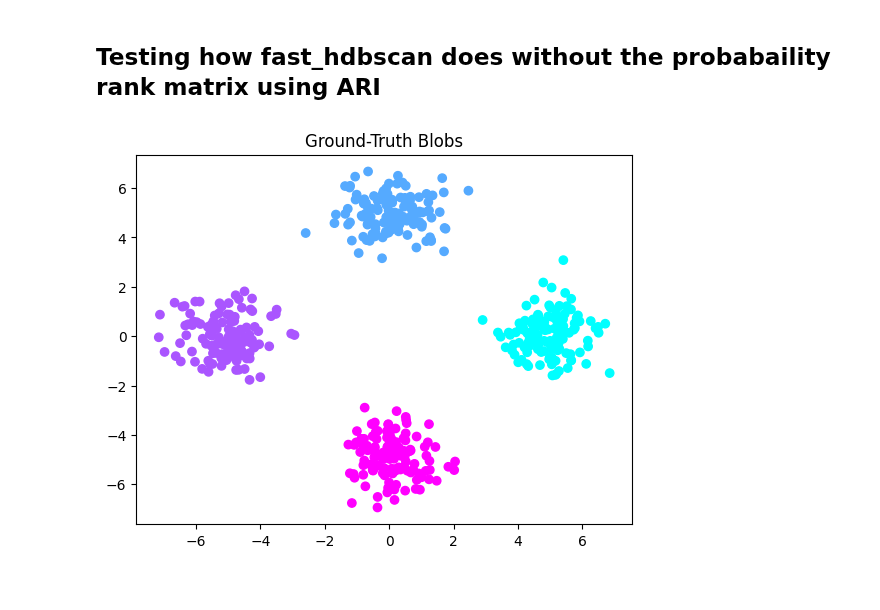
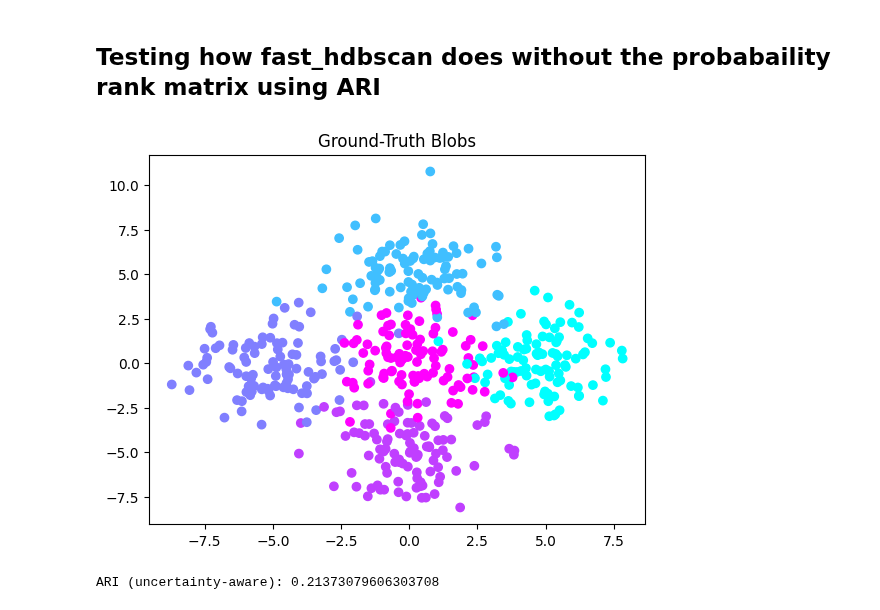
Before and after one commit to RobinB1lo/New-HDBSCAN, a Jupyter notebook: trials/fast_hdbscan.ipynb, the cells around one changed output. Saved outputs shown, nothing was run; the diff lists cells and outputs as text; code cells hidden in the pictures.

```diff
--- a/trials/fast_hdbscan.ipynb
+++ b/trials/fast_hdbscan.ipynb
@@ -3,18 +3,34 @@
 # %%
 from sklearn.datasets import make_blobs
 import matplotlib.pyplot as plt
 
 X, true_labels = make_blobs(
     n_samples = 500,
-    centers = [(5, 0), (0, 5), (-5, 0), (0, -5)],
-    cluster_std = 0.8,
+    centers = [(5, 0), (0, 5), (-5, 0), (0, -5), (0, 0)],
+    cluster_std = 1.5,
     random_state = 42
 )
 
 plt.scatter(X[:,0], X[:,1], c=true_labels, cmap="cool")
 plt.title("Ground-Truth Blobs")
 plt.show()
 # %% [output]
-[figure, old version]
+[figure, new version]
 # %%
-from hdbscan import HDBSCAN
+from fast_hdbscan import HDBSCAN
+from sklearn.metrics import adjusted_rand_score
+import numpy as np
+
+k = 5
+
+clusterer = HDBSCAN(
+    min_samples=k,
+    min_cluster_size=k
+)
+
+pred_labels = clusterer.fit_predict(X)
+
+ari = adjusted_rand_score(labels_true=true_labels, labels_pred=pred_labels)
+print("ARI (uncertainty-aware):", ari)
+# %% [output]
+ARI (uncertainty-aware): 0.21373079606303708
```
Also changed, not shown: parts of 1 cell of this notebook, 1 other file.
